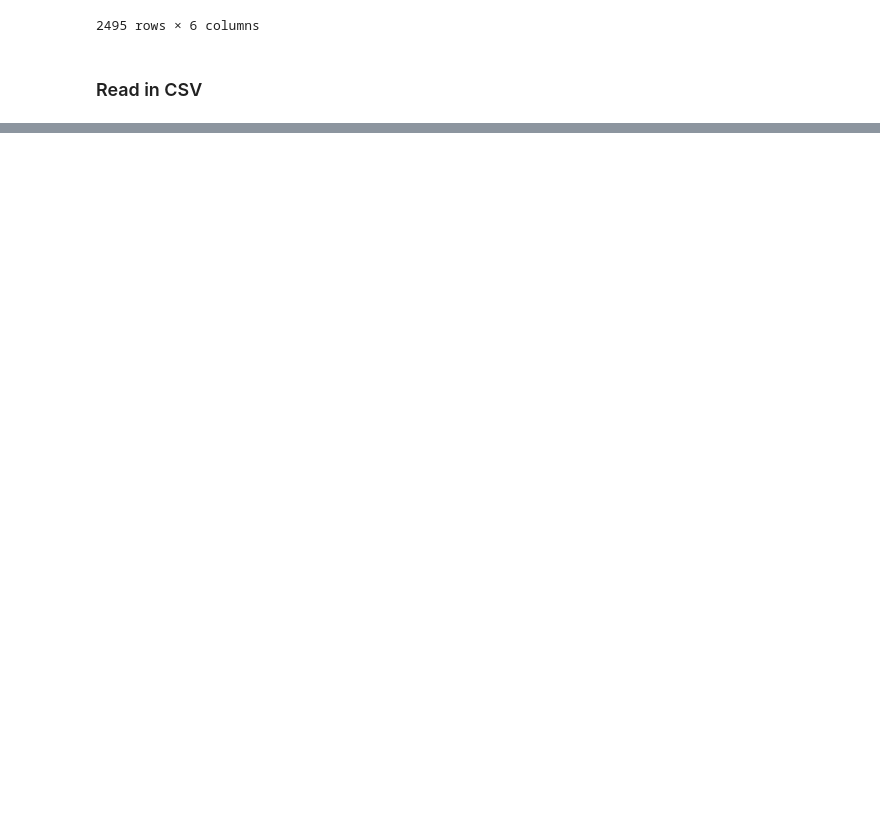
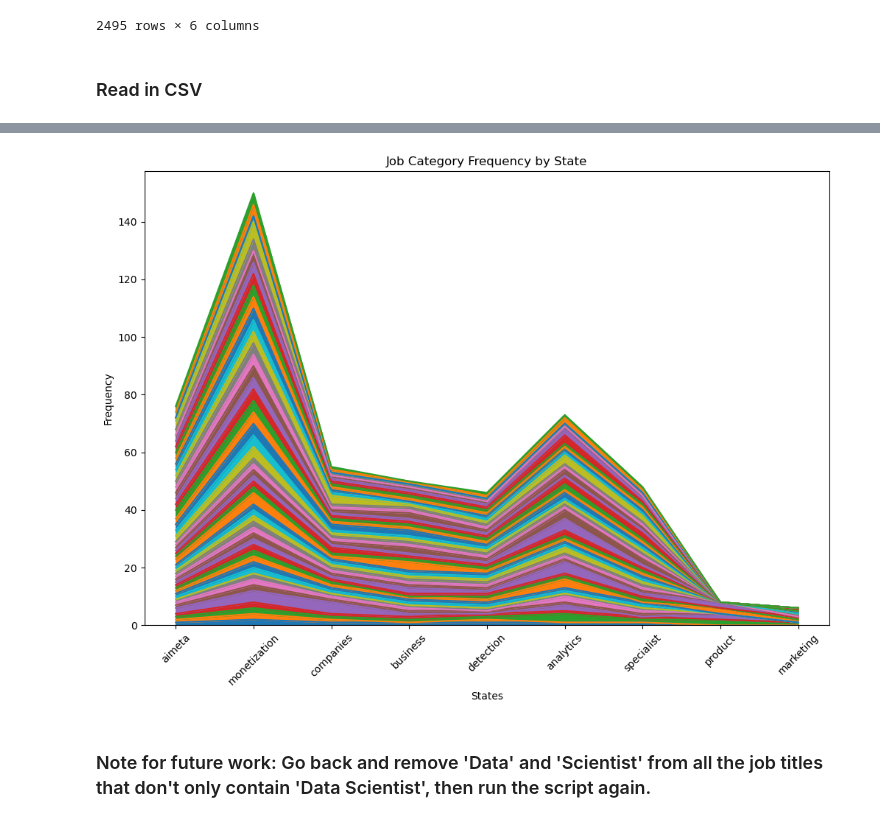
Before and after one commit to ethanwright96/data-science-jobscape, a Jupyter notebook: country-wide-ds-jobscape.ipynb, the cells around one changed output, grey strips where cells are left out. Drawn from its saved outputs; the diff is of its cells as text; code cells hidden in the pictures; blank space fills up the shorter version.

```diff
--- a/country-wide-ds-jobscape.ipynb
+++ b/country-wide-ds-jobscape.ipynb
@@ -195,0 +202,17 @@ ValueError: Can't locate a browser with key in ('chrome', 'google-chrome')
+# %%
+from nltk.probability import FreqDist
+
+# Extract job categories from parsed titles
+job_categories = []
+for parsed_title in parsed_job_titles:
+    for word, tag in parsed_title:
+        if tag == 'NN' or tag.startswith('NNS'):
+            job_categories.append(word.lower())
+
+# Create frequency distribution of job categories
+freq_dist = FreqDist(job_categories)
+
+# Print the most common job categories
+most_common_categories = freq_dist.most_common(10)
+for category, count in most_common_categories:
+    print(f"{category}: {count} occurrences")
@@ -195,0 +280,5 @@ ValueError: Can't locate a browser with key in ('chrome', 'google-chrome')
+# %%
+# Convert frequency distributions to a DataFrame
+df_freq_dists = pd.DataFrame(state_freq_dists).fillna(0).astype(int)
+
+df_freq_dists
@@ -195,0 +299,4 @@ ValueError: Can't locate a browser with key in ('chrome', 'google-chrome')
+# %%
+# Drop 'data' and 'scientist' for more meaningful analysis
+df_freq_dists_drop_ds = df_freq_dists.drop(df_freq_dists.index[:2])
+df_freq_dists_drop_ds
@@ -195,0 +317,3 @@ ValueError: Can't locate a browser with key in ('chrome', 'google-chrome')
+# %%
+top_ten = df_freq_dists_drop_ds.iloc[0:9,:]
+top_ten
@@ -195,0 +332,15 @@ ValueError: Can't locate a browser with key in ('chrome', 'google-chrome')
+# %%
+# Stacked Area Plot
+top_ten.plot(kind='area', stacked=True, legend=False, figsize=[12,8])
+plt.xlabel('States')
+plt.ylabel('Frequency')
+plt.title('Job Category Frequency by State')
+
+# Rotate x-axis tick labels by 45 degrees
+plt.xticks(rotation=45)
+
+plt.show()
+# %% [output]
+[figure, added]
+# %% [markdown]
+### Note for future work: Go back and remove 'Data' and 'Scientist' from all the job titles that don't only contain 'Data Scientist', then run the script again.
```
Also changed, not shown: parts of 22 cells of this notebook.
